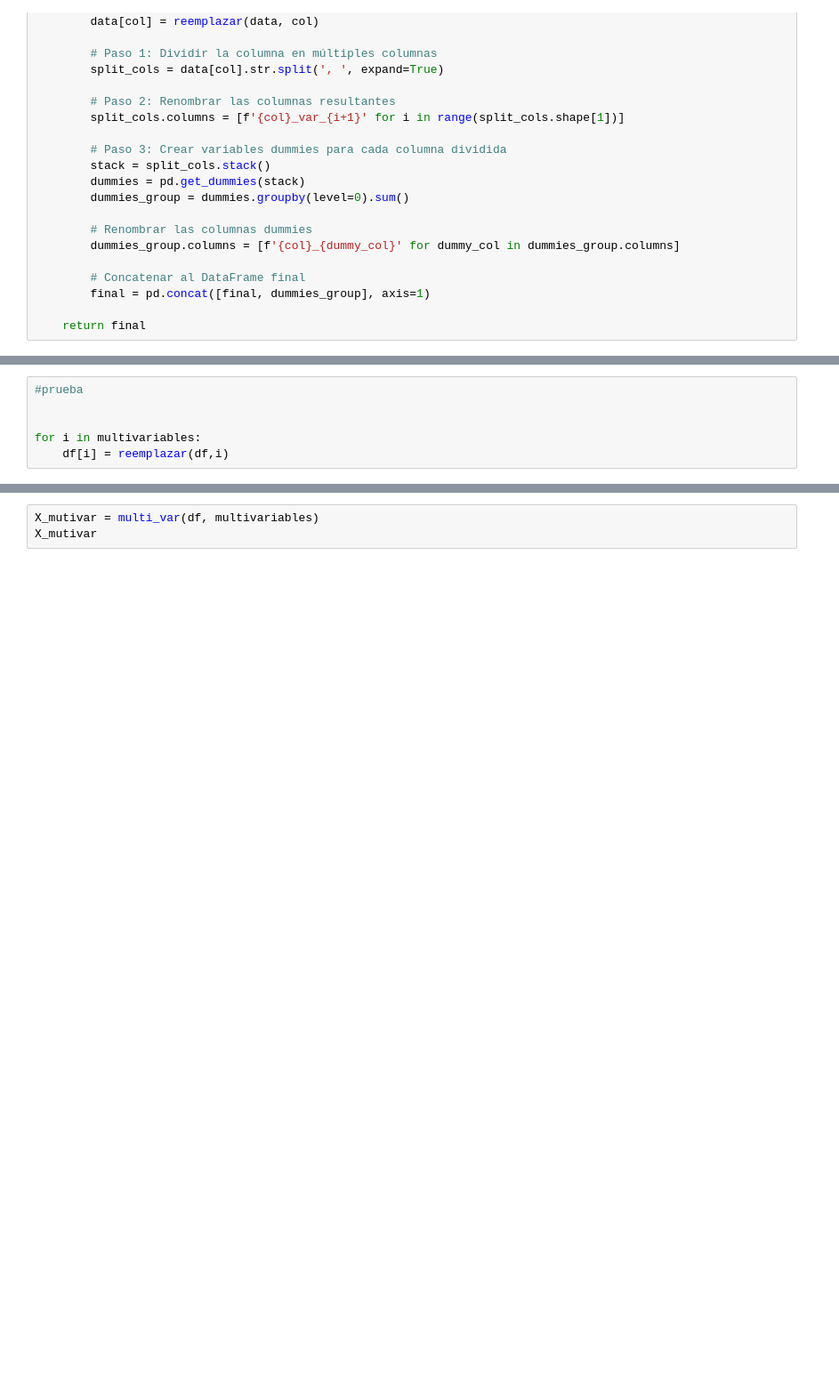
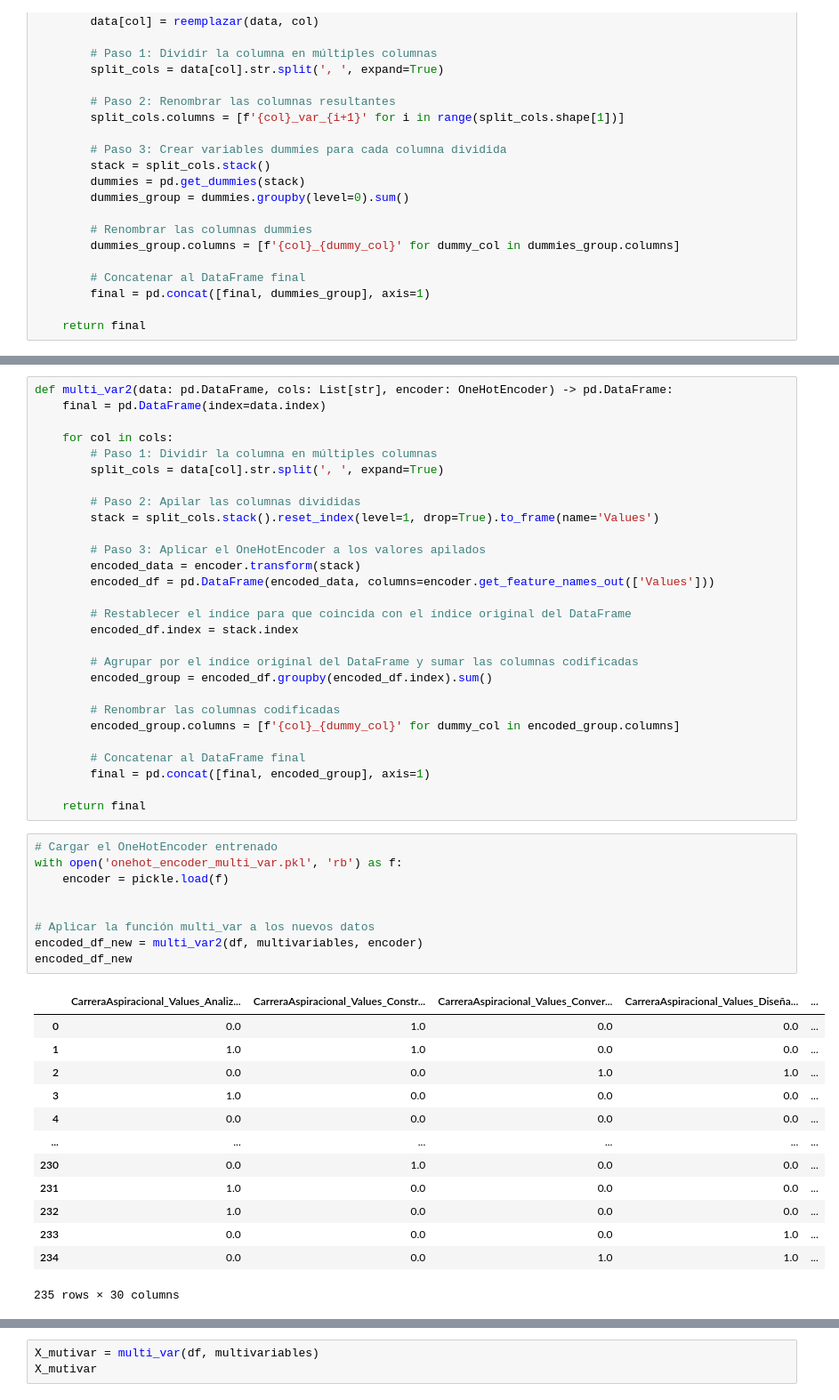
Before and after one commit to ocatalanh/proyecto7, a Jupyter notebook: 1_Preprocesamiento_Proyecto7.ipynb, the cells around one changed output, grey strips where cells are left out. Shown at 89% size. Drawn from its saved outputs; the diff is of its cells as text; blank space fills up the shorter version.

```diff
--- a/1_Preprocesamiento_Proyecto7.ipynb
+++ b/1_Preprocesamiento_Proyecto7.ipynb
@@ -249,6 +243,0 @@ df[multivariables].head()
-# %%
-#prueba
-
-
-for i in multivariables:
-    df[i] = reemplazar(df,i)
@@ -254,0 +285,51 @@ for i in multivariables:
+# %%
+def multi_var2(data: pd.DataFrame, cols: List[str], encoder: OneHotEncoder) -> pd.DataFrame:
+    final = pd.DataFrame(index=data.index)
+
+    for col in cols:
+        # Paso 1: Dividir la columna en múltiples columnas
+        split_cols = data[col].str.split(', ', expand=True)
+
+        # Paso 2: Apilar las columnas divididas
+        stack = split_cols.stack().reset_index(level=1, drop=True).to_frame(name='Values')
+
+        # Paso 3: Aplicar el OneHotEncoder a los valores apilados
+        encoded_data = encoder.transform(stack)
+        encoded_df = pd.DataFrame(encoded_data, columns=encoder.get_feature_names_out(['Values']))
+
+        # Restablecer el índice para que coincida con el índice original del DataFrame
+        encoded_df.index = stack.index
+
+        # Agrupar por el índice original del DataFrame y sumar las columnas codificadas
+        encoded_group = encoded_df.groupby(encoded_df.index).sum()
+
+        # Renombrar las columnas codificadas
+        encoded_group.columns = [f'{col}_{dummy_col}' for dummy_col in encoded_group.columns]
+
+        # Concatenar al DataFrame final
+        final = pd.concat([final, encoded_group], axis=1)
+
+    return final
+# %%
+# Cargar el OneHotEncoder entrenado
+with open('onehot_encoder_multi_var.pkl', 'rb') as f:
+    encoder = pickle.load(f)
+
+
+# Aplicar la función multi_var a los nuevos datos
+encoded_df_new = multi_var2(df, multivariables, encoder)
+encoded_df_new
+# %% [output]
+|  | CarreraAspiracional_Values_Analiz... | CarreraAspiracional_Values_Constr... | CarreraAspiracional_Values_Conver... | CarreraAspiracional_Values_Diseña... | ... |
+| 0 | 0.0 | 1.0 | 0.0 | 0.0 | ... |
+| 1 | 1.0 | 1.0 | 0.0 | 0.0 | ... |
+| 2 | 0.0 | 0.0 | 1.0 | 1.0 | ... |
+| 3 | 1.0 | 0.0 | 0.0 | 0.0 | ... |
+| 4 | 0.0 | 0.0 | 0.0 | 0.0 | ... |
+| ... | ... | ... | ... | ... | ... |
+| 230 | 0.0 | 1.0 | 0.0 | 0.0 | ... |
+| 231 | 1.0 | 0.0 | 0.0 | 0.0 | ... |
+| 232 | 1.0 | 0.0 | 0.0 | 0.0 | ... |
+| 233 | 0.0 | 0.0 | 0.0 | 1.0 | ... |
+| 234 | 0.0 | 0.0 | 1.0 | 1.0 | ... |
+235 rows × 30 columns
```
Also changed, not shown: parts of 7 cells of this notebook, 9 other files.
